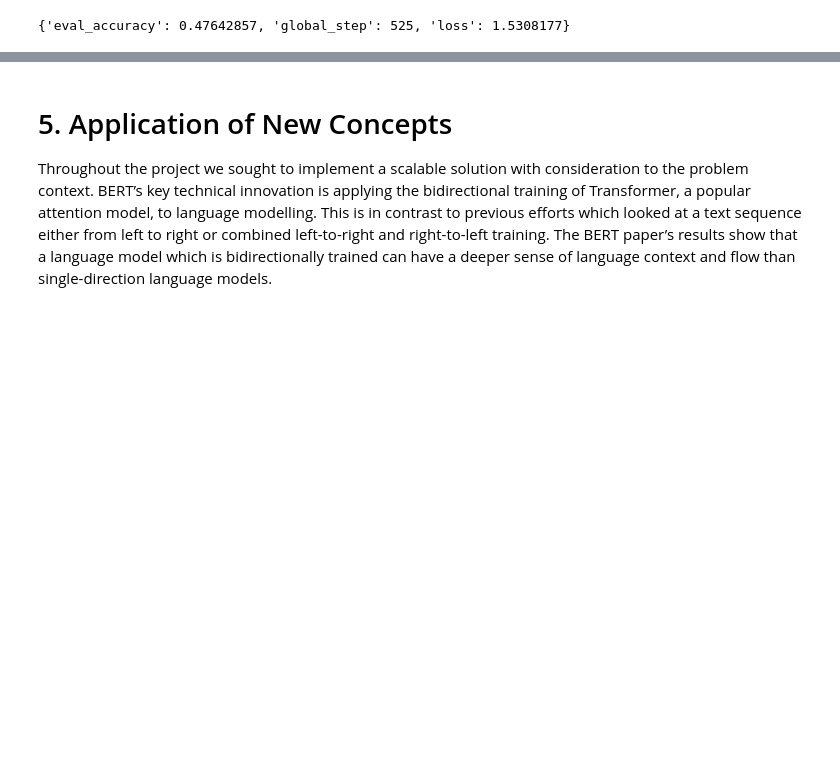
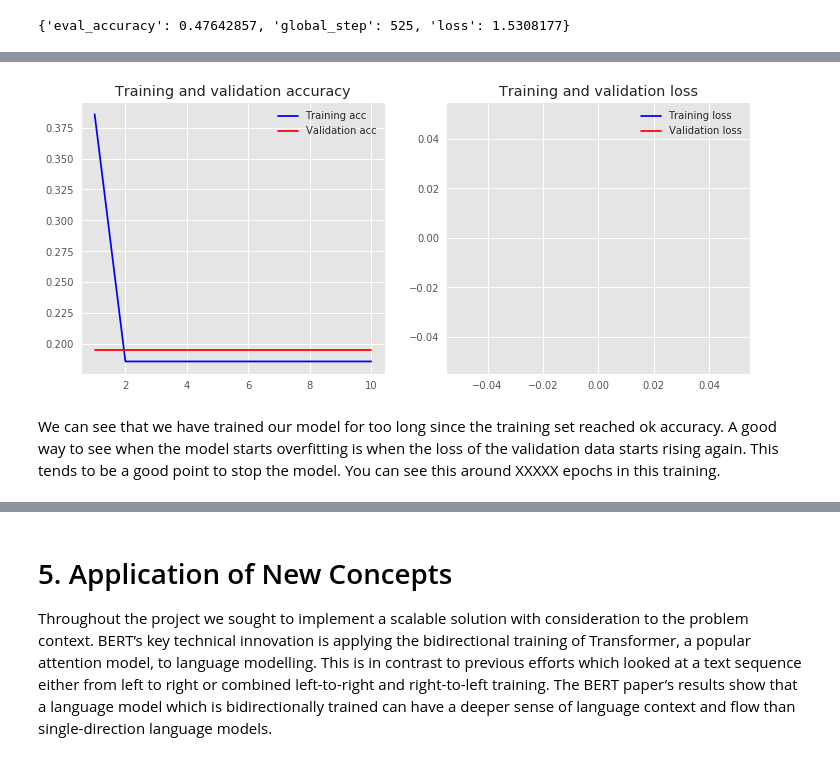
Before and after one commit to danonprice/LyricsGenreClassification, a Jupyter notebook: FinalProject/final_project_workbook.ipynb, the cells around one changed output, grey strips where cells are left out. Drawn from its saved outputs; the diff is of its cells as text; code cells hidden in the pictures; blank space fills up the shorter version.

```diff
--- a/FinalProject/final_project_workbook.ipynb
+++ b/FinalProject/final_project_workbook.ipynb
@@ -1106,0 +1292,6 @@ estimator.evaluate(input_fn=test_input_fn, steps=None)
+# %%
+current_time = datetime.now()
+
+model.compile(loss='categorical_crossentropy', optimizer='adam', metrics=['accuracy'])
+model.summary()
+print("Compile took time ", datetime.now() - current_time)
@@ -1106,0 +1311,2 @@ estimator.evaluate(input_fn=test_input_fn, steps=None)
+# %%
+history = model.fit(X_train, y_train,epochs=10,verbose=True,validation_data=(X_test, y_test),batch_size=100)
@@ -1106,0 +1333,5 @@ estimator.evaluate(input_fn=test_input_fn, steps=None)
+# %%
+loss, accuracy = model.evaluate(X_train, y_train, verbose=False)
+print("Training Accuracy: {:.4f}".format(accuracy))
+loss, accuracy = model.evaluate(X_test, y_test, verbose=False)
+print("Testing Accuracy:  {:.4f}".format(accuracy))
@@ -1106,0 +1345,29 @@ estimator.evaluate(input_fn=test_input_fn, steps=None)
+# %%
+import matplotlib.pyplot as plt
+plt.style.use('ggplot')
+
+def plot_history(history):
+    acc = history.history['acc']
+    val_acc = history.history['val_acc']
+    loss = history.history['loss']
+    val_loss = history.history['val_loss']
+    x = range(1, len(acc) + 1)
+
+    plt.figure(figsize=(12, 5))
+    plt.subplot(1, 2, 1)
+    plt.plot(x, acc, 'b', label='Training acc')
+    plt.plot(x, val_acc, 'r', label='Validation acc')
+    plt.title('Training and validation accuracy')
+    plt.legend()
+    plt.subplot(1, 2, 2)
+    plt.plot(x, loss, 'b', label='Training loss')
+    plt.plot(x, val_loss, 'r', label='Validation loss')
+    plt.title('Training and validation loss')
+    plt.legend()
+# %%
+##history of our first model
+plot_history(history)
+# %% [output]
+[figure, added]
+# %% [markdown]
+We can see that we have trained our model for too long since the training set reached ok accuracy. A good way to see when the model starts overfitting is when the loss of the validation data starts rising again. This tends to be a good point to stop the model. You can see this around XXXXX epochs in this training.
```
Also changed, not shown: parts of 63 cells of this notebook, 2 other files.
